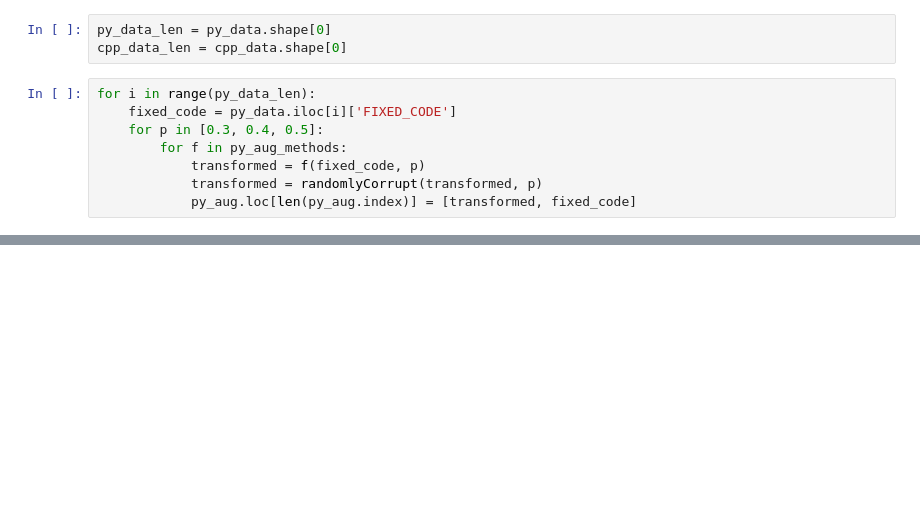
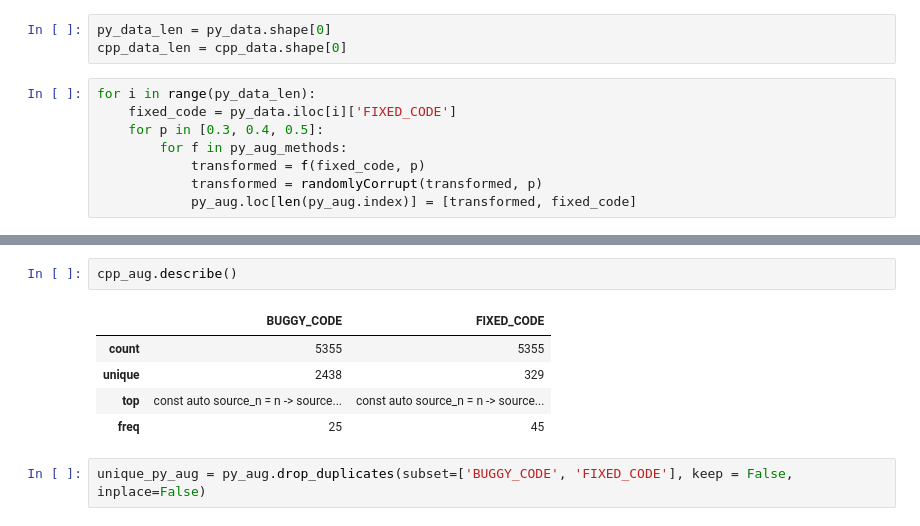
Before and after one commit to SUNLIFAN/AutomatedTesting, a Jupyter notebook: ToolImplementation/dataAugment/data_augment_demo.ipynb, the cells around one changed output, grey strips where cells are left out. Saved outputs shown, nothing was run; the diff lists cells and outputs as text; blank space fills up the shorter version.

```diff
--- a/ToolImplementation/dataAugment/data_augment_demo.ipynb
+++ b/ToolImplementation/dataAugment/data_augment_demo.ipynb
@@ -289,0 +299,10 @@ for i in range(cpp_data_len):
+# %%
+cpp_aug.describe()
+# %% [output]
+|  | BUGGY_CODE | FIXED_CODE |
+| count | 5355 | 5355 |
+| unique | 2438 | 329 |
+| top | const auto source_n = n -> source... | const auto source_n = n -> source... |
+| freq | 25 | 45 |
+# %%
+unique_py_aug = py_aug.drop_duplicates(subset=['BUGGY_CODE', 'FIXED_CODE'], keep = False, inplace=False)
```
Also changed, not shown: parts of 10 cells of this notebook.
